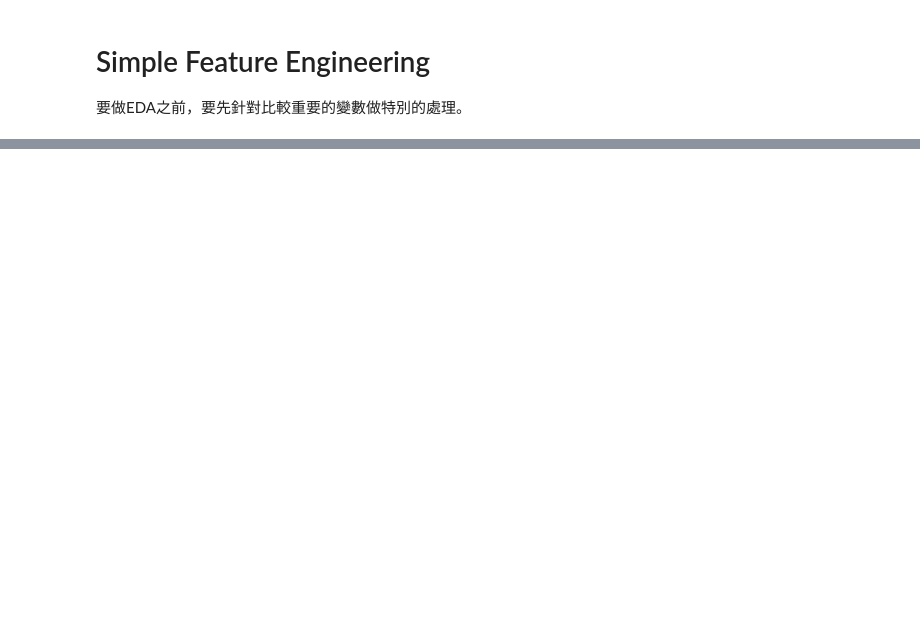
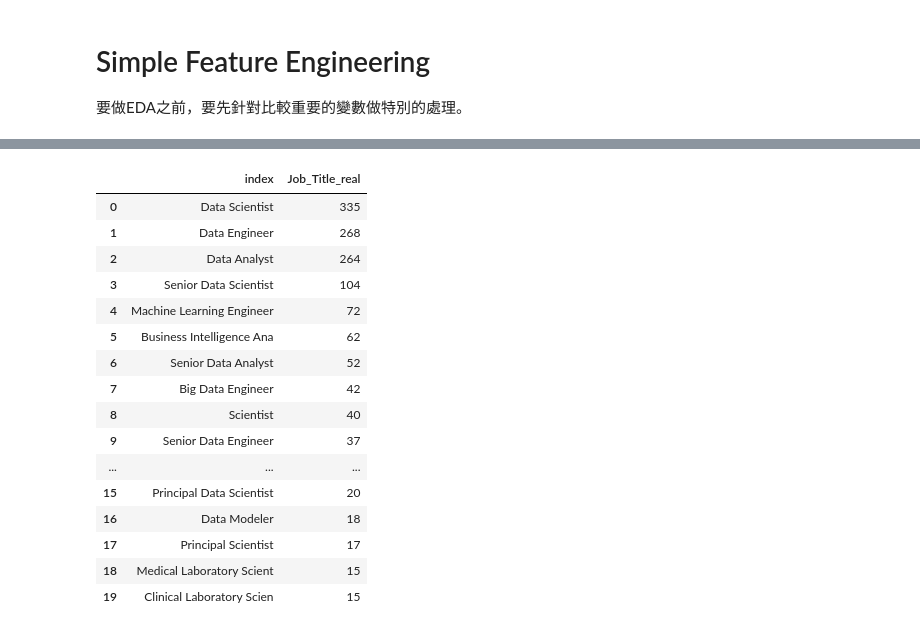
Before and after one commit to SCWangAllen/Interview_work, a Jupyter notebook: Q2_DataCleaning.ipynb, the cells around one changed output, grey strips where cells are left out. Cells and saved outputs as stored; diff of their text form; code cells hidden in the pictures; blank space fills up the shorter version.

Commit message:
Data Cleaning 完成

```diff
--- a/Q2_DataCleaning.ipynb
+++ b/Q2_DataCleaning.ipynb
@@ -128,0 +431,21 @@ df_final[['Salary_cond','Salary_Estimate']]
+# %%
+top_title=df_final.Job_Title_real.value_counts().sort_values(ascending=False).head(20).reset_index()
+top_title
+# %% [output]
+|  | index | Job_Title_real |
+| 0 | Data Scientist | 335 |
+| 1 | Data Engineer | 268 |
+| 2 | Data Analyst | 264 |
+| 3 | Senior Data Scientist | 104 |
+| 4 | Machine Learning Engineer | 72 |
+| 5 | Business Intelligence Ana | 62 |
+| 6 | Senior Data Analyst | 52 |
+| 7 | Big Data Engineer | 42 |
+| 8 | Scientist | 40 |
+| 9 | Senior Data Engineer | 37 |
+| ... | ... | ... |
+| 15 | Principal Data Scientist | 20 |
+| 16 | Data Modeler | 18 |
+| 17 | Principal Scientist | 17 |
+| 18 | Medical Laboratory Scient | 15 |
+| 19 | Clinical Laboratory Scien | 15 |
```
Also changed, not shown: parts of 48 cells of this notebook.
